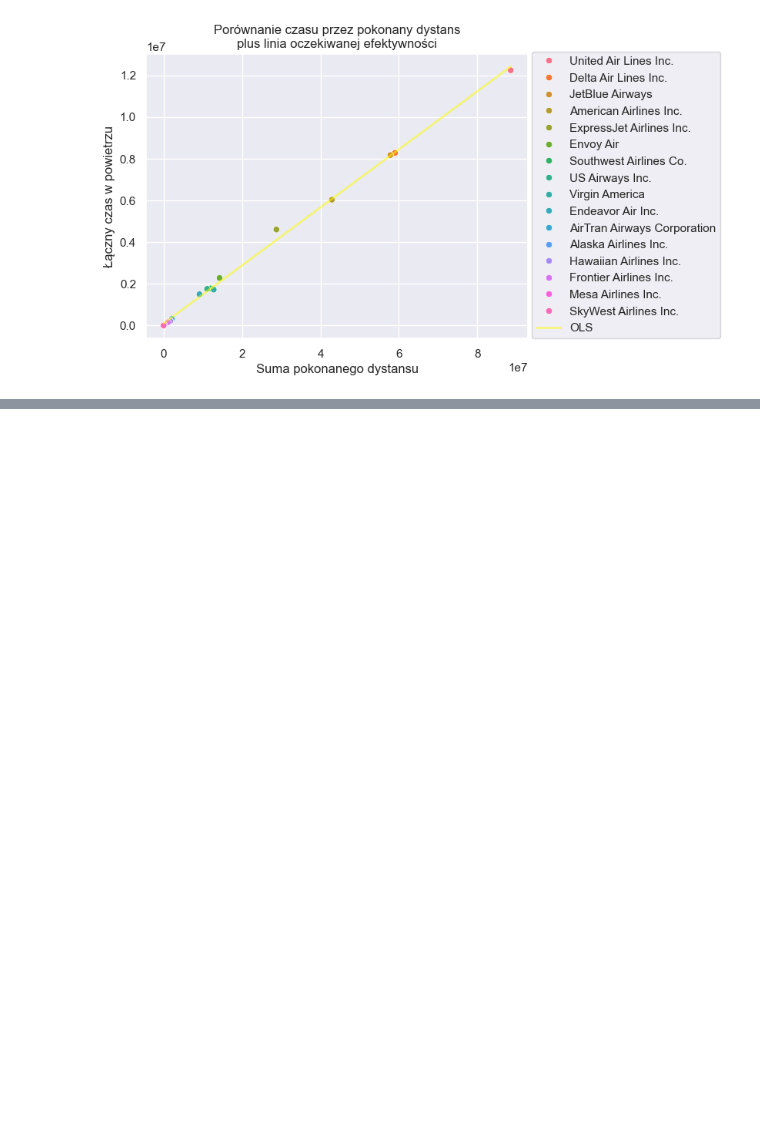
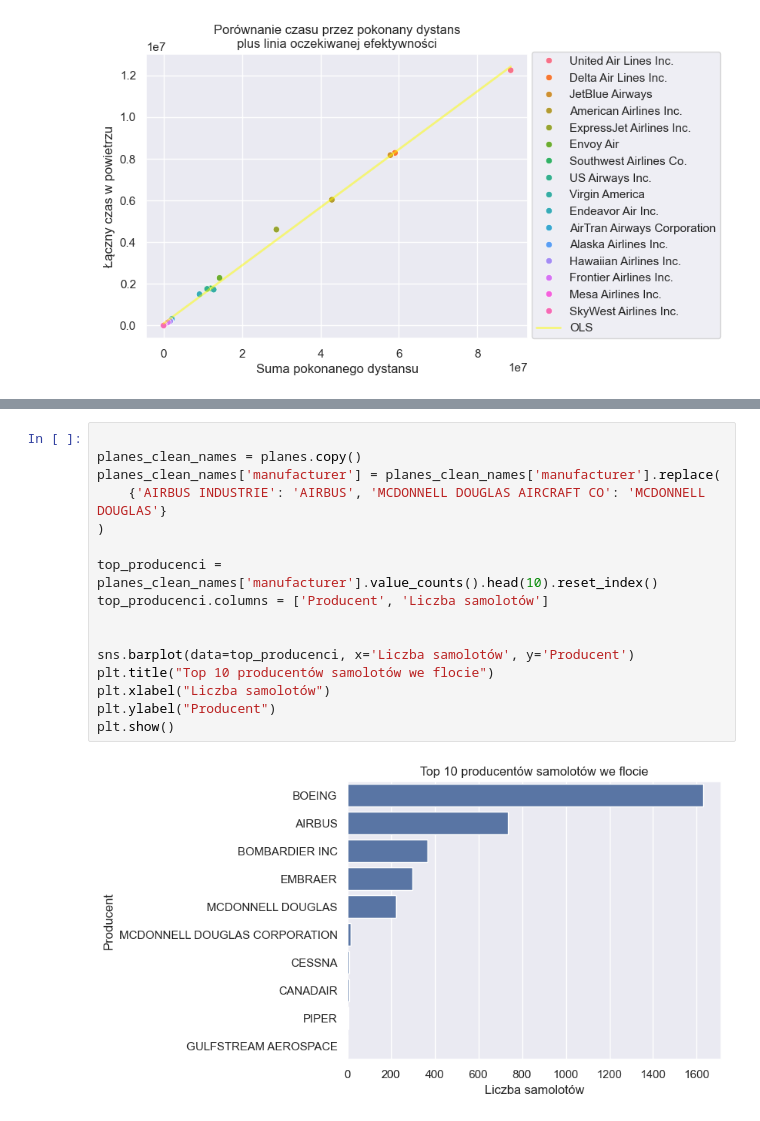
Before and after one commit to xShyen/KursZPythona, a Jupyter notebook: analiza.ipynb, the cells around one changed output, grey strips where cells are left out. Cells and saved outputs as stored; diff of their text form; blank space fills up the shorter version.

Commit message:
Dodano 5 nowych wizualizacji dotyczących floty samolotów

```diff
--- a/analiza.ipynb
+++ b/analiza.ipynb
@@ -848,0 +852,18 @@ plt.show()
+# %%
+
+planes_clean_names = planes.copy()
+planes_clean_names['manufacturer'] = planes_clean_names['manufacturer'].replace(
+    {'AIRBUS INDUSTRIE': 'AIRBUS', 'MCDONNELL DOUGLAS AIRCRAFT CO': 'MCDONNELL DOUGLAS'}
+)
+
+top_producenci = planes_clean_names['manufacturer'].value_counts().head(10).reset_index()
+top_producenci.columns = ['Producent', 'Liczba samolotów']
+
+
+sns.barplot(data=top_producenci, x='Liczba samolotów', y='Producent')
+plt.title("Top 10 producentów samolotów we flocie")
+plt.xlabel("Liczba samolotów")
+plt.ylabel("Producent")
+plt.show()
+# %% [output]
+[figure, added]
```
Also changed, not shown: parts of 7 cells of this notebook.
